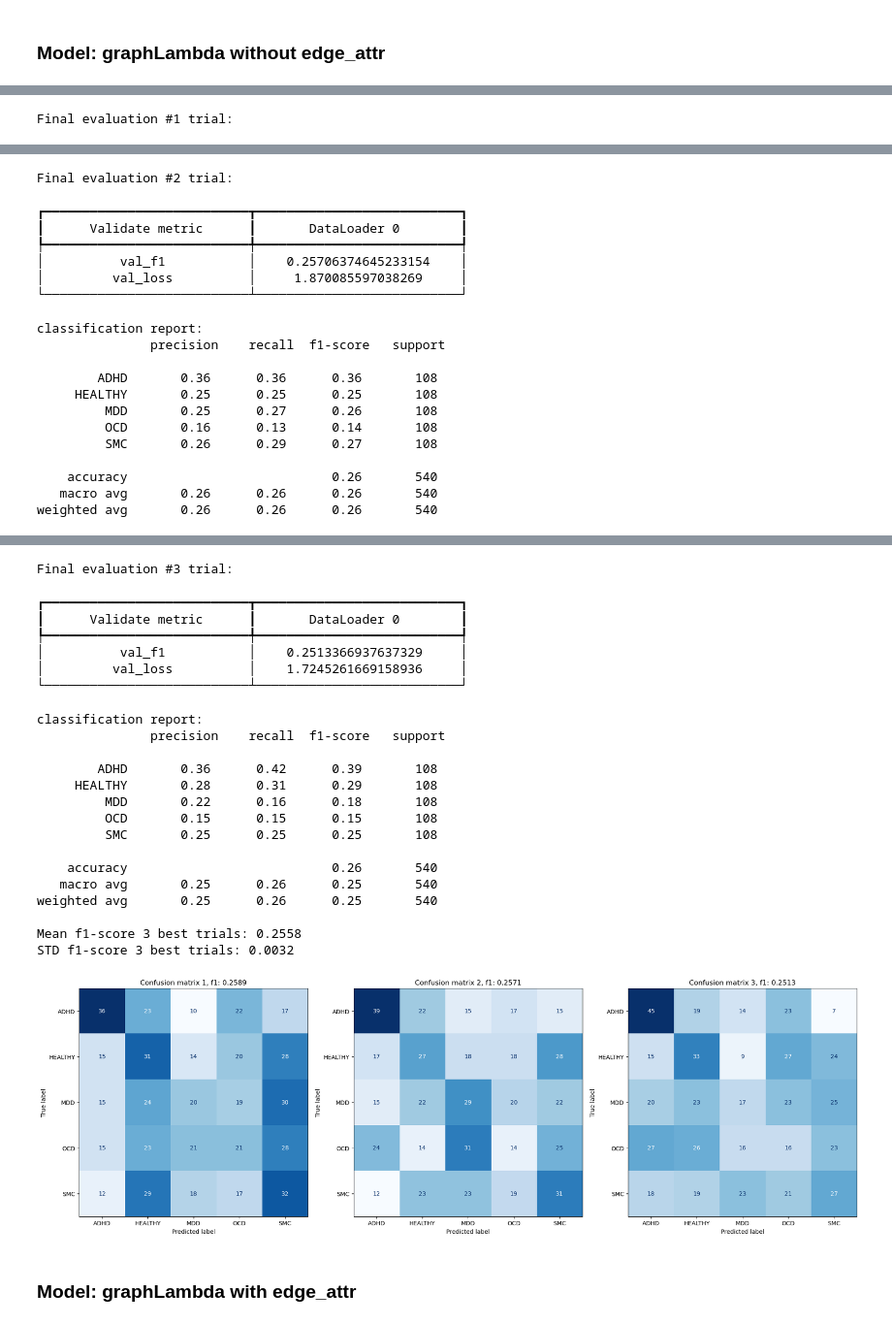
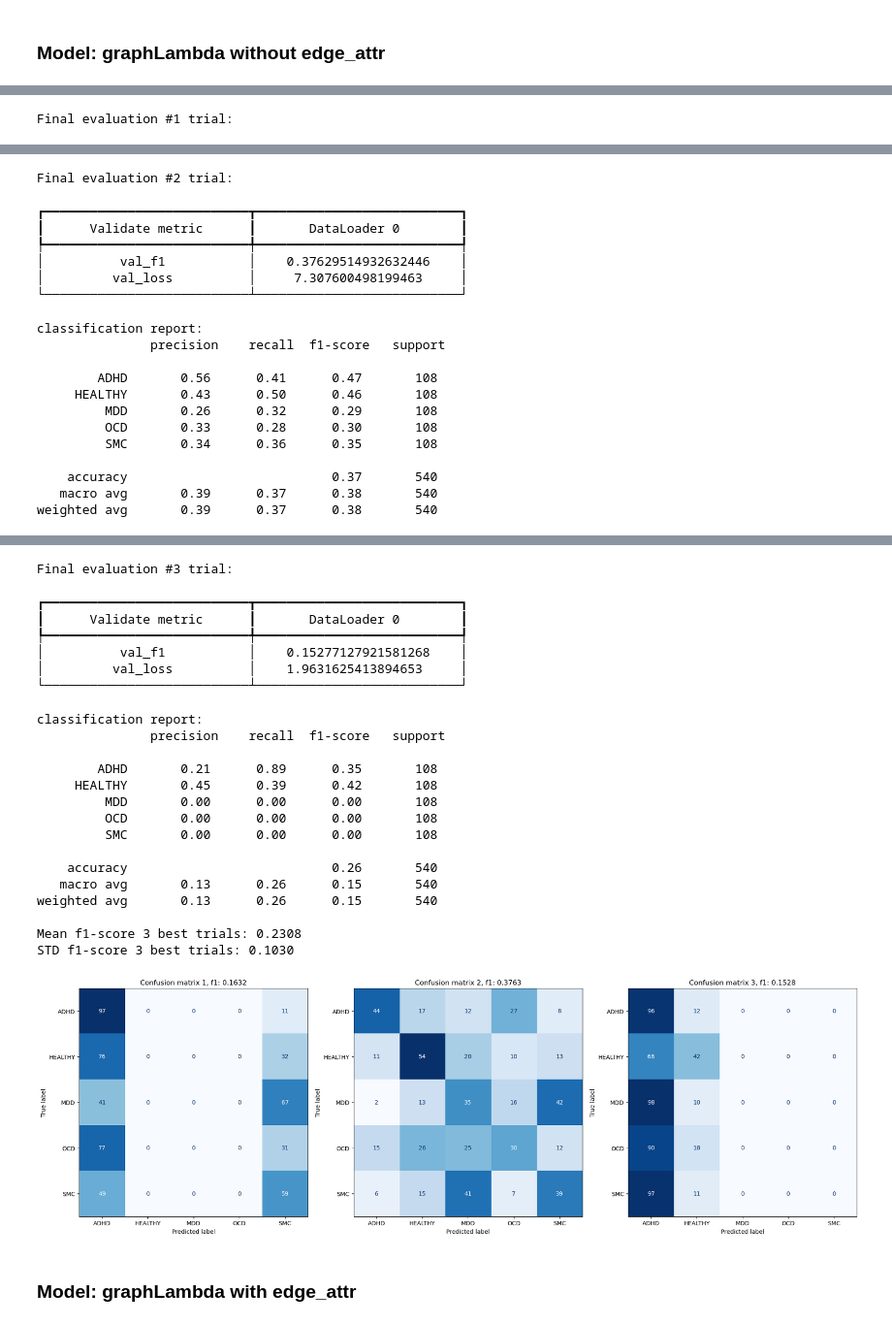
Before and after one commit to TSmolders/Internship_EEG, a Jupyter notebook: 7c_gcn_multiclass_classification.ipynb, the cells around one changed output, grey strips where cells are left out. Shown at 97% size. Drawn from its saved outputs; the diff is of its cells as text; code cells hidden in the pictures.

```diff
--- a/7c_gcn_multiclass_classification.ipynb
+++ b/7c_gcn_multiclass_classification.ipynb
@@ -981,7 +983,7 @@ STD f1-score 3 best trials: 0.0606
 ### Model: graphLambda without edge_attr
 # %%
 # import best trials from tuning
-df_trials_wo_edge_attrs = pd.read_pickle(r'tuning_results\ec_results_wo_edge_attrs_trials.pkl')
+df_trials_wo_edge_attrs = pd.read_pickle('ec_results_wo_edge_attrs_trials.pkl')
 df_trials_wo_edge_attrs = df_trials_wo_edge_attrs.sort_values('value', ascending=False).head(3)
 df_trials_wo_edge_attrs
 # %% [output]
@@ -1136,7 +1138,7 @@ STD f1-score 3 best trials: 0.0254
 ### Model: graphLambda with edge_attr
 # %%
 # import best trials from tuning
-df_trials_w_edge_attrs = pd.read_pickle(r'tuning_results\ec_results_w_edge_attrs_trials.pkl')
+df_trials_w_edge_attrs = pd.read_pickle('ec_results_w_edge_attrs_trials.pkl')
 df_trials_w_edge_attrs = df_trials_w_edge_attrs.sort_values('value', ascending=False).head(3)
 df_trials_w_edge_attrs
 # %% [output]
@@ -1371,7 +1372,7 @@ plt.show()
 ### Model: standard GCN
 # %%
 # import best trials from tuning
-df_trials_wo_edge_attrs = pd.read_pickle(r'tuning_results\eo_results_stand_GCN_trials.pkl')
+df_trials_wo_edge_attrs = pd.read_pickle('eo_results_stand_GCN_trials.pkl')
 df_trials_wo_edge_attrs = df_trials_wo_edge_attrs.sort_values('value', ascending=False).head(3)
 df_trials_wo_edge_attrs
 # %% [output]
@@ -1525,7 +1526,7 @@ STD f1-score 3 best trials: 0.0044
 ### Model: graphLambda without edge_attr
 # %%
 # import best trials from tuning
-df_trials_wo_edge_attrs = pd.read_pickle(r'tuning_results\eo_results_wo_edge_attrs_trials.pkl')
+df_trials_wo_edge_attrs = pd.read_pickle('eo_results_wo_edge_attrs_trials.pkl')
 df_trials_wo_edge_attrs = df_trials_wo_edge_attrs.sort_values('value', ascending=False).head(3)
 df_trials_wo_edge_attrs
 # %% [output]
@@ -1560,7 +1561,7 @@ for num, trial in enumerate(df_trials_wo_edge_attrs.iterrows()):
     fc_layers = trial[1]['params_fc_layers']
     dropout = trial[1]['params_dropout']
     batch_size = trial[1]['params_batch_size']
-
+    n_epochs = batch_size * 4
     # use best parameters from optuna
     model = graphLambda_wo_edge_attr(learning_rate=learning_rate, optimizer_name=optimizer_name, fc_layers=fc_layers, dropout=dropout)
 
@@ -1580,11 +1581,11 @@ for num, trial in enumerate(df_trials_wo_edge_attrs.iterrows()):
 
     trainer = Trainer(callbacks=[checkpoint_callback, ModelSummary(max_depth=0)],
                     accelerator='gpu',
-                    max_epochs=800,
+                    max_epochs=n_epochs,
                     enable_progress_bar=False,
                     check_val_every_n_epoch=10,
                     log_every_n_steps=10,
-                    deterministic=True,
+                    deterministic=False,
                     )
 
     trainer.fit(model, train_loader, val_loader)
@@ -1636,18 +1637,18 @@ Final evaluation #2 trial:
 ┏━━━━━━━━━━━━━━━━━━━━━━━━━━━┳━━━━━━━━━━━━━━━━━━━━━━━━━━━┓
 ┃      Validate metric      ┃       DataLoader 0        ┃
 ┡━━━━━━━━━━━━━━━━━━━━━━━━━━━╇━━━━━━━━━━━━━━━━━━━━━━━━━━━┩
-│          val_f1           │    0.25706374645233154    │
-│         val_loss          │     1.870085597038269     │
+│          val_f1           │    0.37629514932632446    │
+│         val_loss          │     7.307600498199463     │
 └───────────────────────────┴───────────────────────────┘
 classification report:
                precision    recall  f1-score   support
 
-        ADHD       0.36      0.36      0.36       108
-     HEALTHY       0.25      0.25      0.25       108
-         MDD       0.25      0.27      0.26       108
-         OCD       0.16      0.13      0.14       108
-         SMC       0.26      0.29      0.27       108
+        ADHD       0.56      0.41      0.47       108
+     HEALTHY       0.43      0.50      0.46       108
+         MDD       0.26      0.32      0.29       108
+         OCD       0.33      0.28      0.30       108
+         SMC       0.34      0.36      0.35       108
 
-    accuracy                           0.26       540
-   macro avg       0.26      0.26      0.26       540
-weighted avg       0.26      0.26      0.26       540
+    accuracy                           0.37       540
+   macro avg       0.39      0.37      0.38       540
+weighted avg       0.39      0.37      0.38       540
@@ -1655,26 +1656,26 @@ c:\Users\tuur\anaconda3\envs\mne\Lib\site-packages\lightning\pytorch\loops\fit_l
 Final evaluation #3 trial:
 ┏━━━━━━━━━━━━━━━━━━━━━━━━━━━┳━━━━━━━━━━━━━━━━━━━━━━━━━━━┓
 ┃      Validate metric      ┃       DataLoader 0        ┃
 ┡━━━━━━━━━━━━━━━━━━━━━━━━━━━╇━━━━━━━━━━━━━━━━━━━━━━━━━━━┩
-│          val_f1           │    0.2513366937637329     │
-│         val_loss          │    1.7245261669158936     │
+│          val_f1           │    0.15277127921581268    │
+│         val_loss          │    1.9631625413894653     │
 └───────────────────────────┴───────────────────────────┘
 classification report:
                precision    recall  f1-score   support
 
-        ADHD       0.36      0.42      0.39       108
-     HEALTHY       0.28      0.31      0.29       108
-         MDD       0.22      0.16      0.18       108
-         OCD       0.15      0.15      0.15       108
-         SMC       0.25      0.25      0.25       108
+        ADHD       0.21      0.89      0.35       108
+     HEALTHY       0.45      0.39      0.42       108
+         MDD       0.00      0.00      0.00       108
+         OCD       0.00      0.00      0.00       108
+         SMC       0.00      0.00      0.00       108
 
     accuracy                           0.26       540
-   macro avg       0.25      0.26      0.25       540
-weighted avg       0.25      0.26      0.25       540
+   macro avg       0.13      0.26      0.15       540
+weighted avg       0.13      0.26      0.15       540
 
-Mean f1-score 3 best trials: 0.2558
-STD f1-score 3 best trials: 0.0032
+Mean f1-score 3 best trials: 0.2308
+STD f1-score 3 best trials: 0.1030
-[figure, old version]
+[figure, new version]
 # %% [markdown]
 ### Model: graphLambda with edge_attr
 # %%
```
Also changed, not shown: parts of 20 cells of this notebook, 2 other files.
